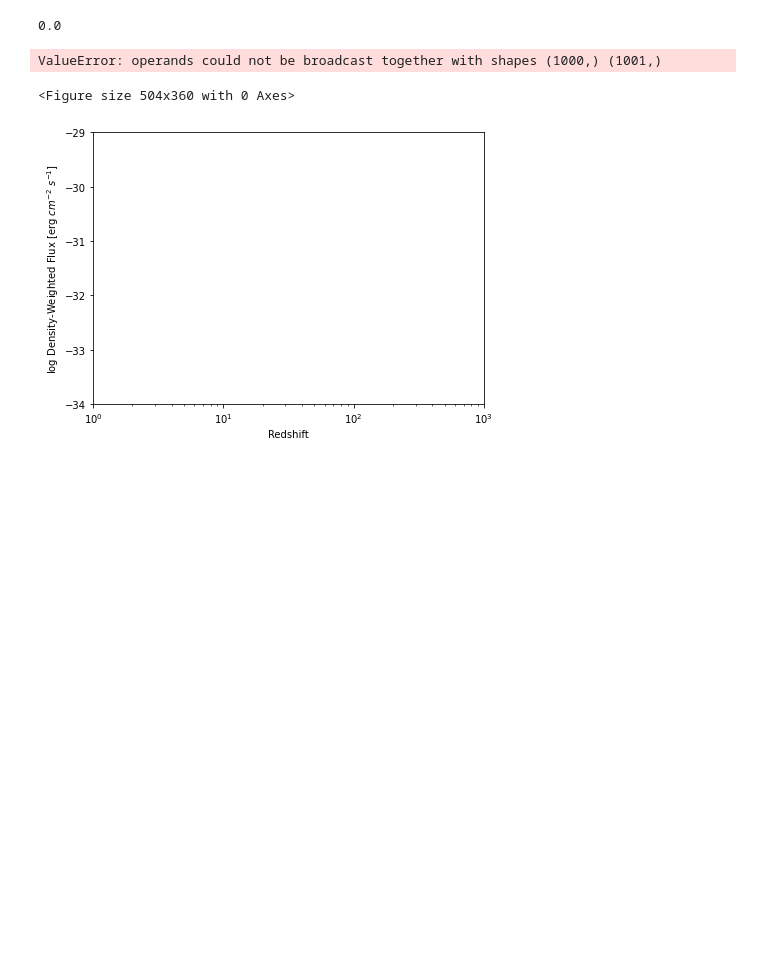
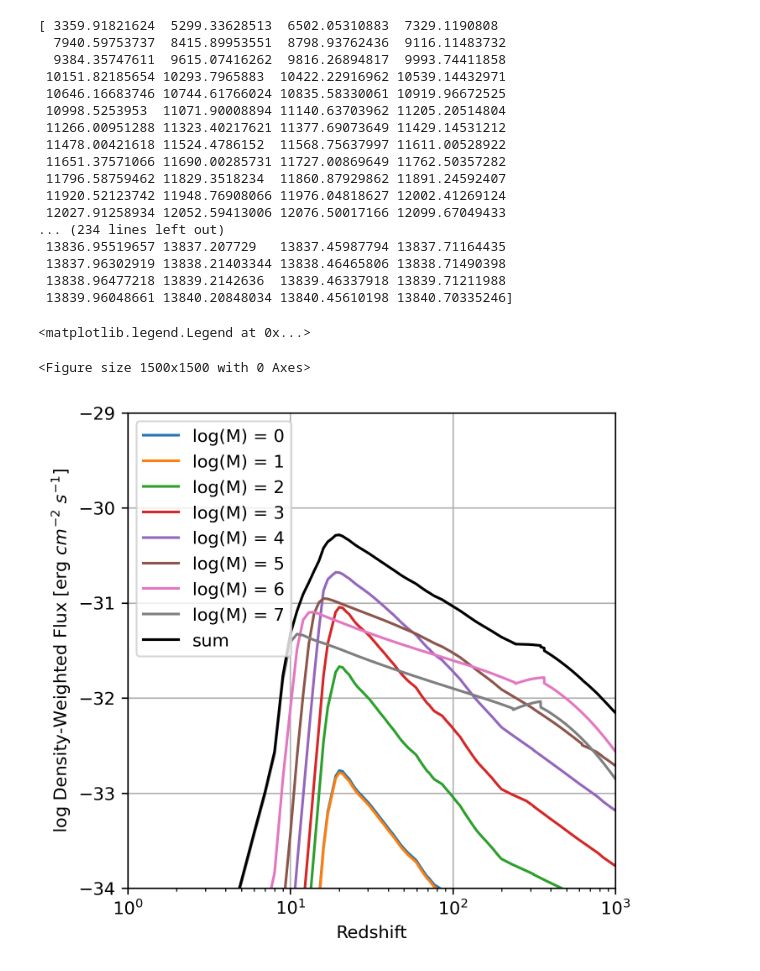
Before and after one commit to newspaperhinson/PBHAccretion, a Jupyter notebook: main.ipynb, the cells around one changed output. Drawn from its saved outputs; the diff is of its cells as text; code cells hidden in the pictures; blank space fills up the shorter version.

```diff
--- a/main.ipynb
+++ b/main.ipynb
@@ -10,7 +10,8 @@ m_H = 1.66E-27      # mass of hydrogen atom in kg
 Lambda = 0.05       # eaccretion eigenvalue
 # %%
 # set the figure size
-plt.rcParams['figure.figsize'] = [7, 5]
+plt.rcParams['figure.figsize'] = [5, 5]
+# plt.rcParams['figure.dpi'] = 300
 # %%
 # Read thermal history data
 redshift_digitizer, temperature_digitizer = np.loadtxt('./thermal_history.csv', delimiter=', ', unpack=True)
@@ -47,7 +48,7 @@ axes.set_ylabel(r'Velocity (km/s)')
 # relative speed in km/s
 # effective velocity in km/s
 sound_speed = np.sqrt(gamma*k_B*temperature/mu/m_H) / 1000
-relative_speed = np.piecewise(redshift, [redshift >= 20, redshift < 20], [lambda z: 30/1000*(1+z), lambda z: 620*(1+z)**-2.3])
+relative_speed = np.piecewise(redshift, [redshift >= 19.3, redshift < 19.3], [lambda z: 30/1000*(1+z), lambda z: 620*(1+z)**-2.3])
 effective_velocity = np.sqrt(sound_speed*relative_speed)
 
 # effective velocity plot
@@ -279,39 +280,58 @@ axes.legend()
 # %%
 fig = plt.figure()
 fig, axes = plt.subplots()
 axes.set_xscale('log')
 axes.set_xlim([1, 1000])
 # axes.set_yscale('log')
 axes.set_ylim([-34, -29])
 axes.set_xlabel(r'Redshift')
 axes.set_ylabel(r'log Density-Weighted Flux [erg $cm^{-2}$ $s^{-1}$]')
 
 
 def H(z):
     return np.sqrt(0.3*(1+z)**3+0.7)
+# in Mpc
 def comoving_distance(z):
     res = []
-    for i in range(2, len(z)):
-        res.append(np.trapz(1/H(z[0:i]), z[0:i]))
-    return np.array(res)
+    for i in range(len(z)):
+        z_local = np.array([0, *z[:i+1]])
+        res.append(np.trapz(1/H(z_local), z_local))
+    return np.array(res)*(3E8/70/1000)
 
-luminosity_distance = (1+redshift)*(3E8/70/1000*3.08567758E16*1E6*100)*comoving_distance(redshift_in)
+print(comoving_distance(redshift))
+luminosity_distance = (1+redshift)*comoving_distance(redshift)*(3.08567758E16*1E6*100)
 def flux(i):
     return luminosity(i)/(4*np.pi*luminosity_distance**2)
 
 flux_sum = np.array([0]*redshift.size)
 for i in range(0, 8):
     flux_sum = flux_sum + flux(i)
     axes.plot(redshift, np.log10(flux(i)), label=f'log(M) = {i}')
 axes.plot(redshift, np.log10(flux_sum), 'black', label=f'sum')
 
 axes.grid()
 axes.legend()
 # %% [output]
-0.0
+[ 3359.91821624  5299.33628513  6502.05310883  7329.1190808
+  7940.59753737  8415.89953551  8798.93762436  9116.11483732
+  9384.35747611  9615.07416262  9816.26894817  9993.74411858
+ 10151.82185654 10293.7965883  10422.22916962 10539.14432971
+ 10646.16683746 10744.61766024 10835.58330061 10919.96672525
+ 10998.5253953  11071.90008894 11140.63703962 11205.20514804
+ 11266.00951288 11323.40217621 11377.69073649 11429.14531212
+ 11478.00421618 11524.4786152  11568.75637997 11611.00528922
+ 11651.37571066 11690.00285731 11727.00869649 11762.50357282
+ 11796.58759462 11829.3518234  11860.87929862 11891.24592407
+ 11920.52123742 11948.76908066 11976.04818627 12002.41269124
+ 12027.91258934 12052.59413006 12076.50017166 12099.67049433
+... (234 lines left out)
+ 13836.95519657 13837.207729   13837.45987794 13837.71164435
+ 13837.96302919 13838.21403344 13838.46465806 13838.71490398
+ 13838.96477218 13839.2142636  13839.46337918 13839.71211988
+ 13839.96048661 13840.20848034 13840.45610198 13840.70335246]
-ValueError: operands could not be broadcast together with shapes (1000,) (1001,)
+<matplotlib.legend.Legend at 0x...>
-<Figure size 504x360 with 0 Axes>
+<Figure size 1500x1500 with 0 Axes>
-[figure, old version]
+[figure, new version]
 # %%
 fig = plt.figure()
 fig, axes = plt.subplots()
```
Also changed, not shown: parts of 12 cells of this notebook.
